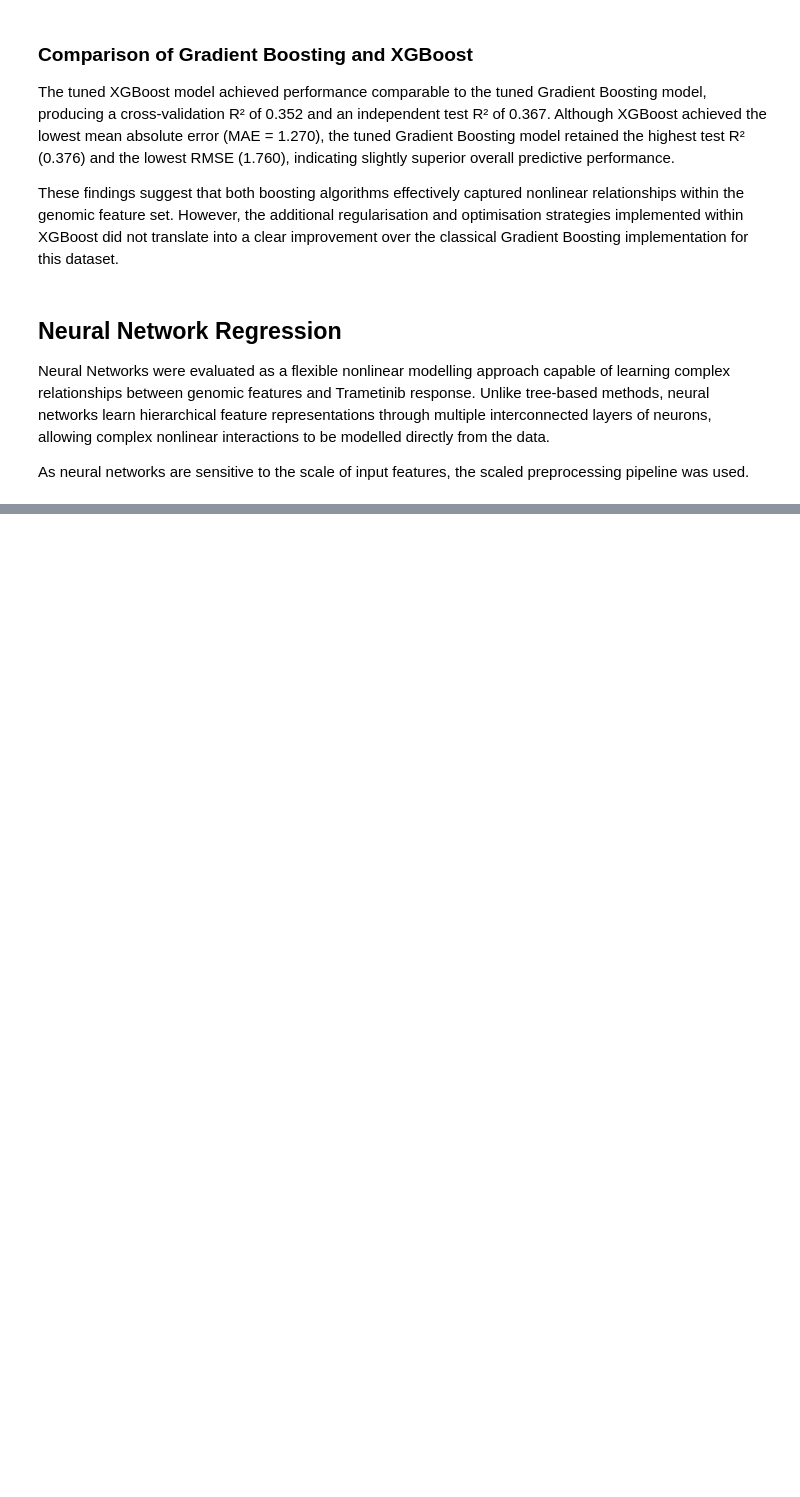
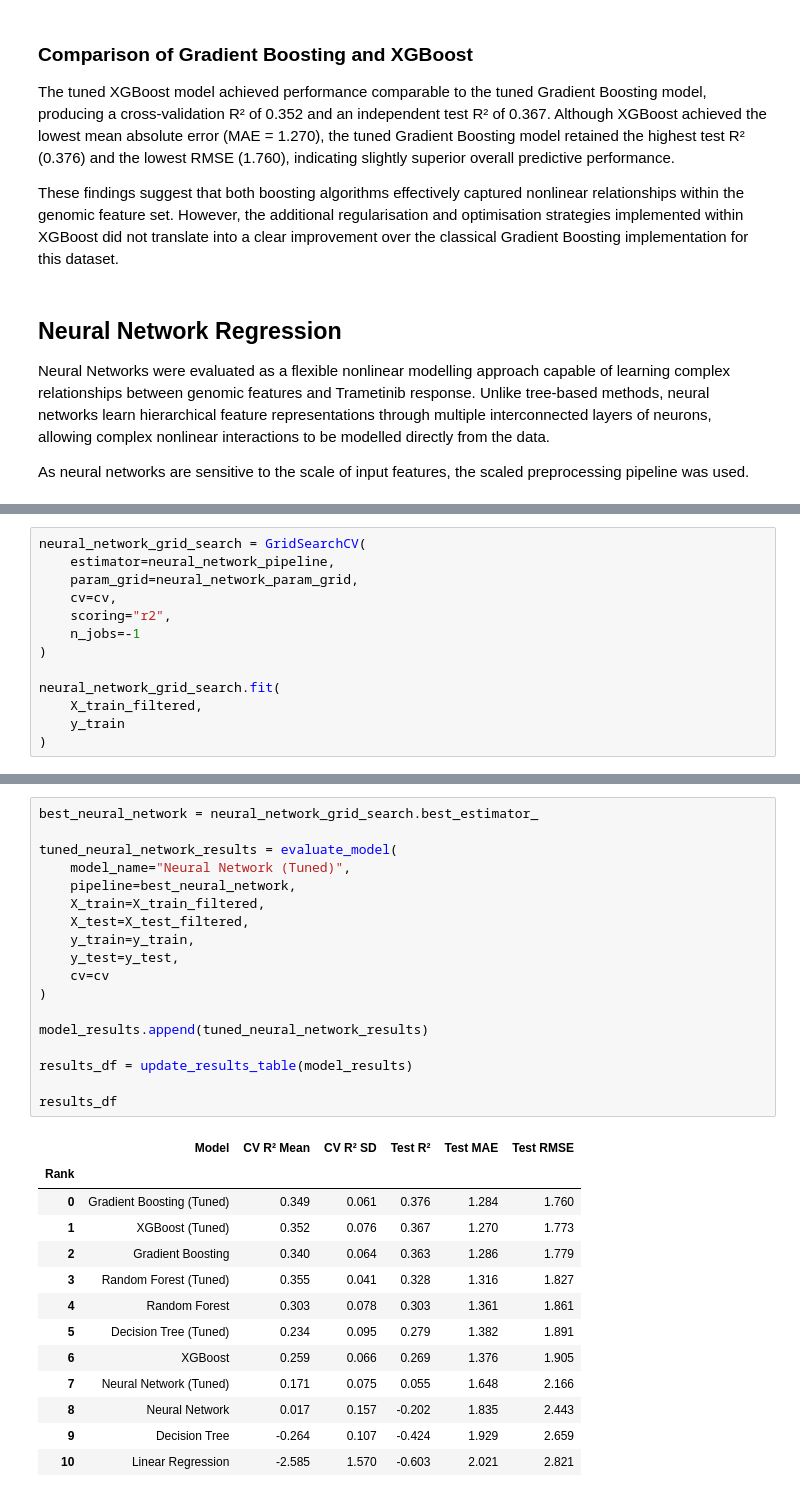
Before and after one commit to carolinemalaihull/trametinib-drug-response-ml, a Jupyter notebook: notebooks/02_feature_engineering.ipynb, the cells around one changed output, grey strips where cells are left out. Saved outputs shown, nothing was run; the diff lists cells and outputs as text; blank space fills up the shorter version.

Commit message:
Added Neural Network

```diff
--- a/notebooks/02_feature_engineering.ipynb
+++ b/notebooks/02_feature_engineering.ipynb
@@ -1397,0 +1484,13 @@ As neural networks are sensitive to the scale of input features, the scaled prep
+# %%
+neural_network_grid_search = GridSearchCV(
+    estimator=neural_network_pipeline,
+    param_grid=neural_network_param_grid,
+    cv=cv,
+    scoring="r2",
+    n_jobs=-1
+)
+
+neural_network_grid_search.fit(
+    X_train_filtered,
+    y_train
+)
@@ -1397,0 +1537,32 @@ As neural networks are sensitive to the scale of input features, the scaled prep
+# %%
+best_neural_network = neural_network_grid_search.best_estimator_
+
+tuned_neural_network_results = evaluate_model(
+    model_name="Neural Network (Tuned)",
+    pipeline=best_neural_network,
+    X_train=X_train_filtered,
+    X_test=X_test_filtered,
+    y_train=y_train,
+    y_test=y_test,
+    cv=cv
+)
+
+model_results.append(tuned_neural_network_results)
+
+results_df = update_results_table(model_results)
+
+results_df
+# %% [output]
+|  | Model | CV R² Mean | CV R² SD | Test R² | Test MAE | Test RMSE |
+| Rank |  |  |  |  |  |  |
+| 0 | Gradient Boosting (Tuned) | 0.349 | 0.061 | 0.376 | 1.284 | 1.760 |
+| 1 | XGBoost (Tuned) | 0.352 | 0.076 | 0.367 | 1.270 | 1.773 |
+| 2 | Gradient Boosting | 0.340 | 0.064 | 0.363 | 1.286 | 1.779 |
+| 3 | Random Forest (Tuned) | 0.355 | 0.041 | 0.328 | 1.316 | 1.827 |
+| 4 | Random Forest | 0.303 | 0.078 | 0.303 | 1.361 | 1.861 |
+| 5 | Decision Tree (Tuned) | 0.234 | 0.095 | 0.279 | 1.382 | 1.891 |
+| 6 | XGBoost | 0.259 | 0.066 | 0.269 | 1.376 | 1.905 |
+| 7 | Neural Network (Tuned) | 0.171 | 0.075 | 0.055 | 1.648 | 2.166 |
+| 8 | Neural Network | 0.017 | 0.157 | -0.202 | 1.835 | 2.443 |
+| 9 | Decision Tree | -0.264 | 0.107 | -0.424 | 1.929 | 2.659 |
+| 10 | Linear Regression | -2.585 | 1.570 | -0.603 | 2.021 | 2.821 |
```
Also changed, not shown: parts of 8 cells of this notebook.
